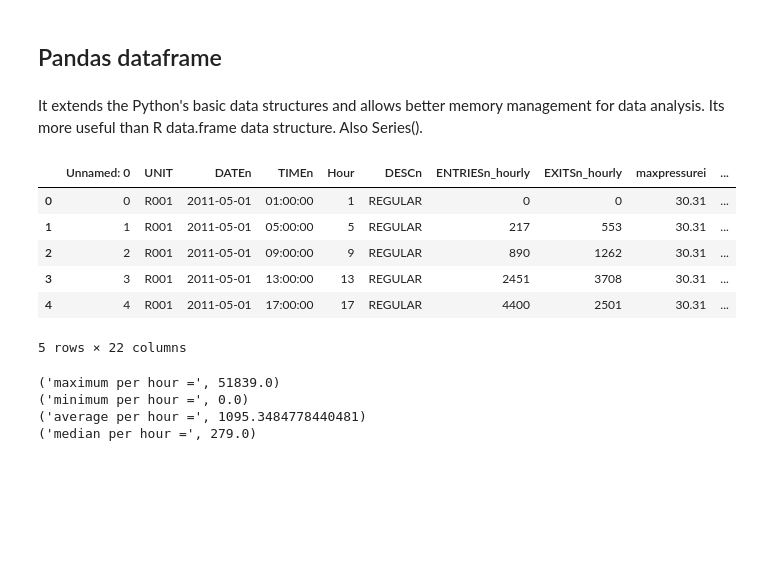
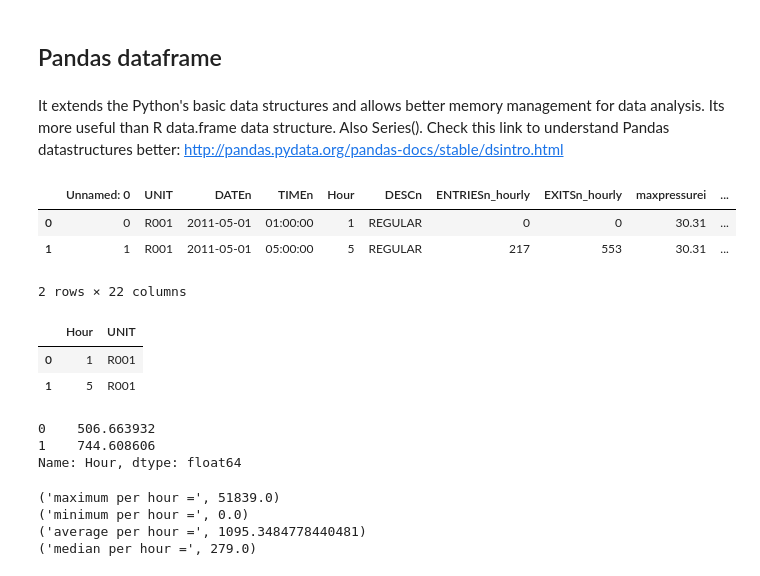
Before and after one commit to curiouspal/python-lessons, a Jupyter notebook: test2-pal.ipynb, the cells around one changed output. Drawn from its saved outputs; the diff is of its cells as text; code cells hidden in the pictures; blank space fills up the shorter version.

```diff
--- a/test2-pal.ipynb
+++ b/test2-pal.ipynb
@@ -163,20 +163,39 @@ Object `except` not found.
 # %% [markdown]
 ## Pandas dataframe
 # %% [markdown]
-It extends the Python's basic data structures and allows better memory management for data analysis. Its more useful than R data.frame data structure. Also Series().
+It extends the Python's basic data structures and allows better memory management for data analysis. Its more useful than R data.frame data structure. Also Series().  Check this link to understand Pandas datastructures better:
+http://pandas.pydata.org/pandas-docs/stable/dsintro.html
 # %%
 import pandas as pd
 records = pd.read_csv('turnstile_data_master_with_weather.csv')
 frame = pd.DataFrame(records)
-frame[:5]
+frame[:2]
 # %% [output]
 |  | Unnamed: 0 | UNIT | DATEn | TIMEn | Hour | DESCn | ENTRIESn_hourly | EXITSn_hourly | maxpressurei | ... |
 | 0 | 0 | R001 | 2011-05-01 | 01:00:00 | 1 | REGULAR | 0 | 0 | 30.31 | ... |
 | 1 | 1 | R001 | 2011-05-01 | 05:00:00 | 5 | REGULAR | 217 | 553 | 30.31 | ... |
-| 2 | 2 | R001 | 2011-05-01 | 09:00:00 | 9 | REGULAR | 890 | 1262 | 30.31 | ... |
-| 3 | 3 | R001 | 2011-05-01 | 13:00:00 | 13 | REGULAR | 2451 | 3708 | 30.31 | ... |
-| 4 | 4 | R001 | 2011-05-01 | 17:00:00 | 17 | REGULAR | 4400 | 2501 | 30.31 | ... |
-5 rows × 22 columns
+2 rows × 22 columns
+# %%
+frame[['Hour', 'UNIT']][:2]
+# %% [output]
+|  | Hour | UNIT |
+| 0 | 1 | R001 |
+| 1 | 5 | R001 |
+# %%
+import statsmodels.api as sm
+X = frame[['Hour']]
+X = sm.add_constant(X)
+X
+model = sm.OLS(frame['ENTRIESn_hourly'], X)
+results = model.fit()
+b0, b1 = results.params[0], results.params[1]
+b0, b1
+prediction = b0 + frame['Hour']*b1
+prediction[:2]
+# %% [output]
+0    506.663932
+1    744.608606
+Name: Hour, dtype: float64
 # %%
 print('maximum per hour =', frame['ENTRIESn_hourly'].max())
 print('minimum per hour =', frame['ENTRIESn_hourly'].min())
```
Also changed, not shown: parts of 10 cells of this notebook.
